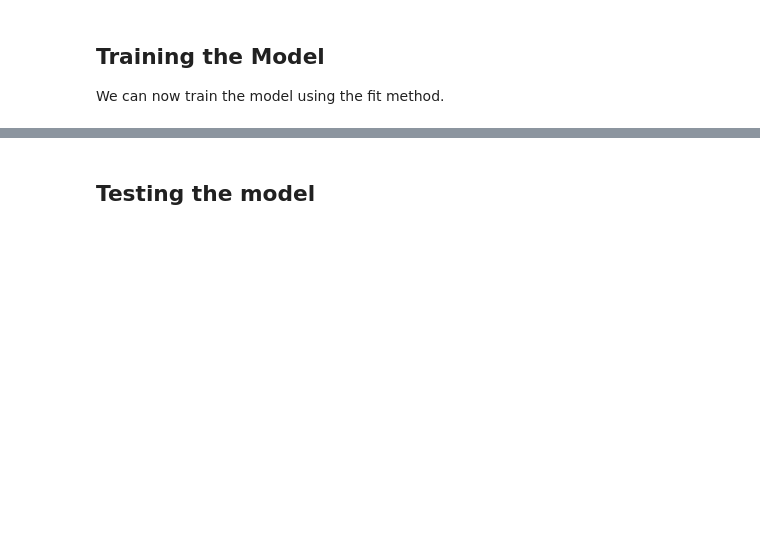
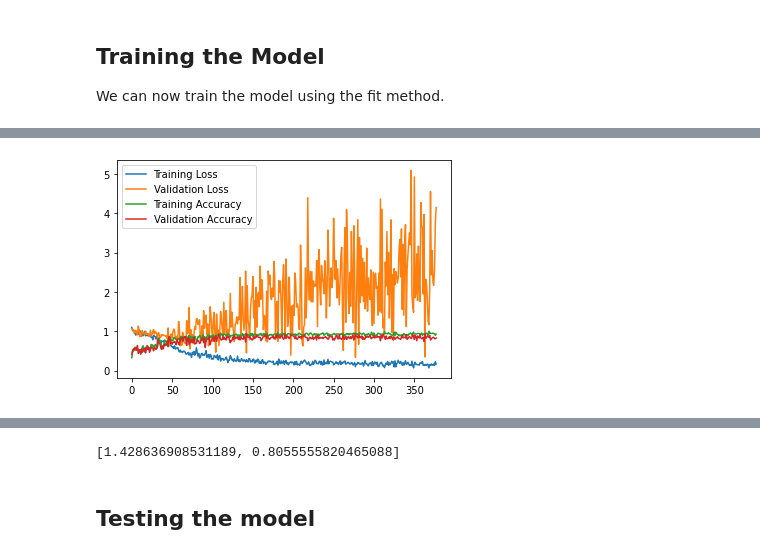
Before and after one commit to LouisHernandez17/model_cnn, a Jupyter notebook: model_test.ipynb, the cells around one changed output, grey strips where cells are left out. Saved outputs shown, nothing was run; the diff lists cells and outputs as text; code cells hidden in the pictures; blank space fills up the shorter version.

Commit message:
500Epochs training+Lightweight LSTM

```diff
--- a/model_test.ipynb
+++ b/model_test.ipynb
@@ -30,0 +34,13 @@ FileNotFoundError: [Errno 2] No such file or directory
+# %%
+ds=ds.shuffle(l)
+prop_train_val=0.8
+l_train_val=math.ceil(prop_train_val*l)
+train_val=ds.take(l_train_val)
+test=ds.skip(l_train_val)
+prop_train=0.8
+l_train=math.floor(prop_train*l_train_val)
+train=train_val.take(l_train)
+validation=train_val.skip(l_train)
+train=train.padded_batch(50)
+test=test.batch(1)
+validation=validation.batch(1)
@@ -58,9 +70,6 @@ plt.show()
 # %%
-cnn=Turtlebot_CNN(type="cnn")
-cb_list_cnn=[tf.keras.callbacks.EarlyStopping(monitor='loss',patience=30),tf.keras.callbacks.ModelCheckpoint('cnn_model/checkpoint_cnn.h5',monitor='loss',save_best_only=True,save_weights_only=True)]
-cnn.compile(optimizer='adam',loss='categorical_crossentropy')
-hist_cnn=cnn.fit(train,epochs=1000000,callbacks=cb_list_cnn)
-plt.figure()
-plt.plot(hist_cnn.history['loss'],label='Training Loss')
-plt.legend()
-plt.show()
+cnn=Turtlebot_CNN()
+cb_list_cnn=[tf.keras.callbacks.ModelCheckpoint('cnn_model/checkpoint_cnn.h5',monitor='val_loss',save_best_only=True,save_weights_only=True),tf.keras.callbacks.EarlyStopping(monitor='val_loss',patience=100)]
+cnn.compile(optimizer='adam',loss='categorical_crossentropy',metrics=[tf.keras.metrics.CategoricalAccuracy()])
+hist_cnn=cnn.fit(train,epochs=1000,callbacks=cb_list_cnn,verbose=1,validation_data=validation)
+cnn.summary()
@@ -66,0 +94,13 @@ plt.show()
+# %%
+cnn.load_weights('cnn_model/checkpoint_cnn.h5')
+
+plt.figure()
+plt.plot(hist_cnn.history['loss'],label='Training Loss')
+plt.plot(hist_cnn.history['val_loss'],label='Validation Loss')
+plt.plot(hist_cnn.history['categorical_accuracy'],label='Training Accuracy')
+plt.plot(hist_cnn.history['val_categorical_accuracy'],label='Validation Accuracy')
+plt.legend()
+plt.show()
+cnn.evaluate(test)
+# %% [output]
+[figure, added]
@@ -67,3 +108,4 @@ plt.show()
+[1.428636908531189, 0.8055555820465088]
 # %% [markdown]
 ## Testing the model
 # %% [markdown]
```
Also changed, not shown: parts of 8 cells of this notebook, 6 other files.
